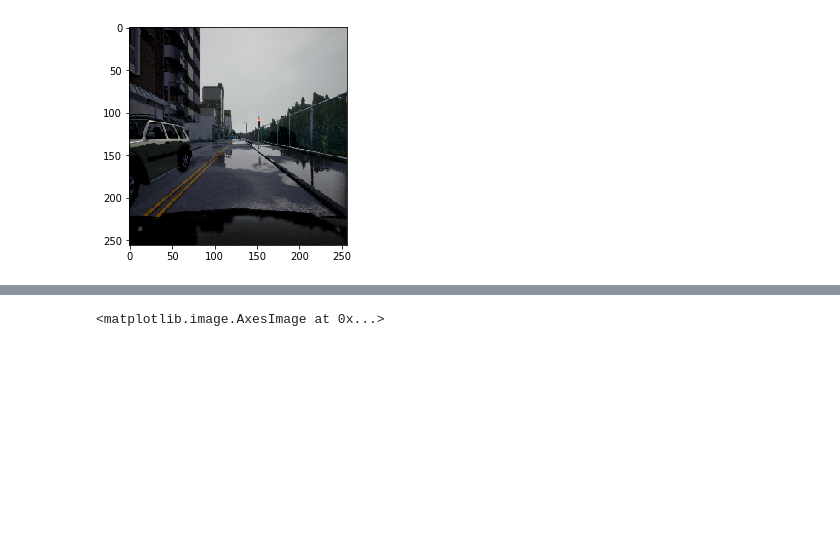
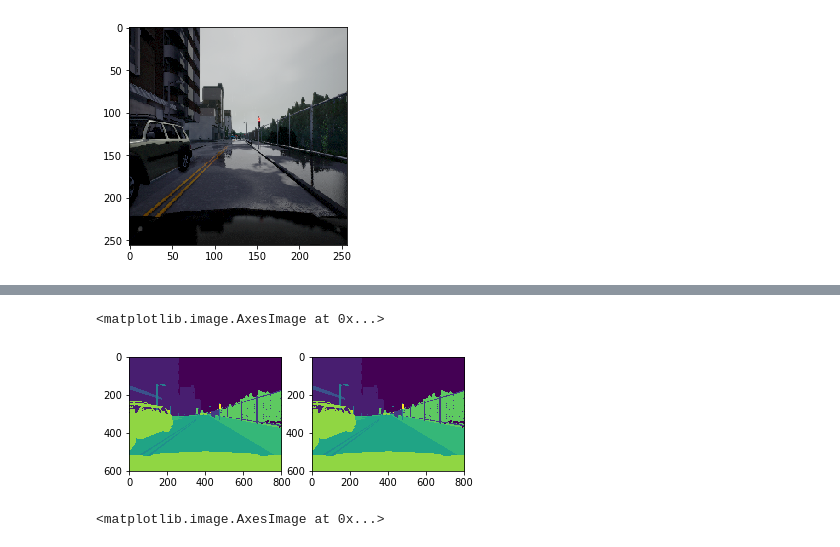
Before and after one commit to trived76/ECE-1512-Course-Project, a Jupyter notebook: Semantic_segmentation.ipynb, the cells around one changed output, grey strips where cells are left out. Cells and saved outputs as stored; diff of their text form; code cells hidden in the pictures; blank space fills up the shorter version.

```diff
--- a/Semantic_segmentation.ipynb
+++ b/Semantic_segmentation.ipynb
@@ -22,3 +32,13 @@ plt.imshow(img)
+# %%
+imgtemp1 = Img.imread(os.path.join('Data/Mask_data',"02_00_000.png"))[:,:,::-1][:,:,2]
+imgtemp2 = Img.imread(os.path.join('Data/Mask_data',"02_00_000.png"))[:,:,0]#Img
+plt.subplot(1,2,1)
+plt.imshow(imgtemp1)
+plt.subplot(1,2,2)
+plt.imshow(imgtemp2)
+# %% [output]
+<matplotlib.image.AxesImage at 0x...>
+[figure, added]
 # %%
 img=Img.imread('lyft-udacity-challenge/dataA/dataA/CameraSEG/02_00_000.png')
 img=cv2.resize(img,dsize=(256,256),interpolation=cv2.INTER_NEAREST)
```
Also changed, not shown: parts of 6 cells of this notebook.
